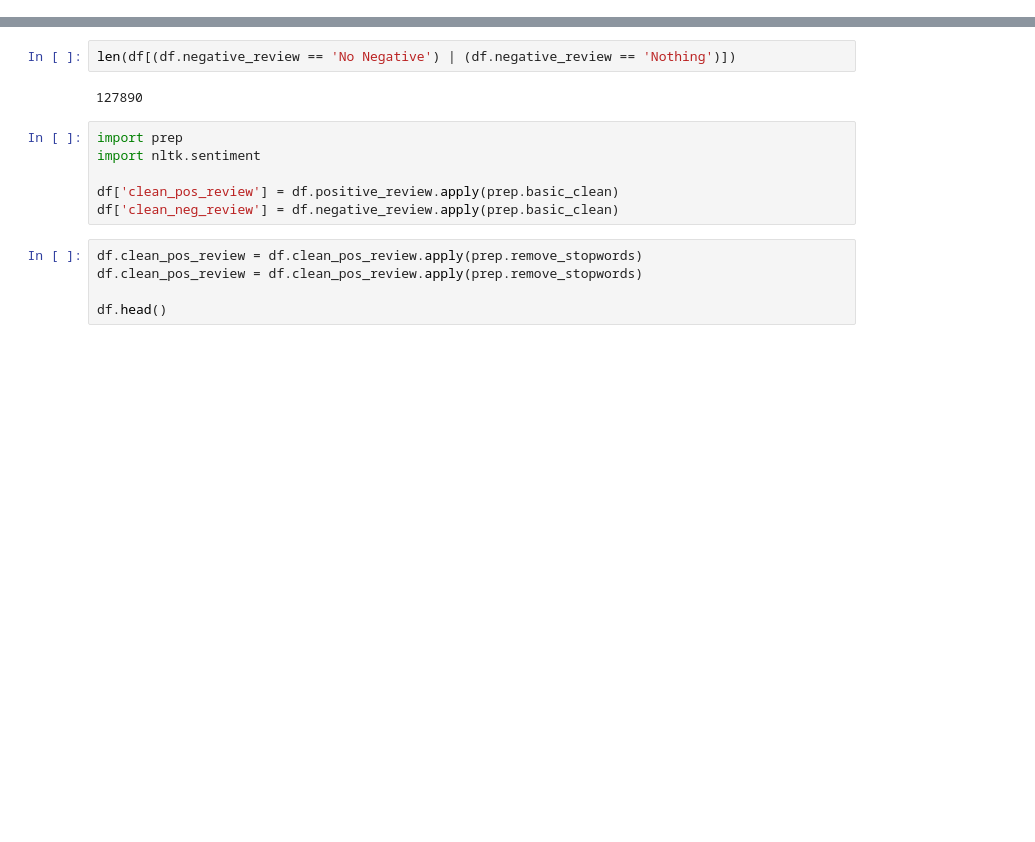
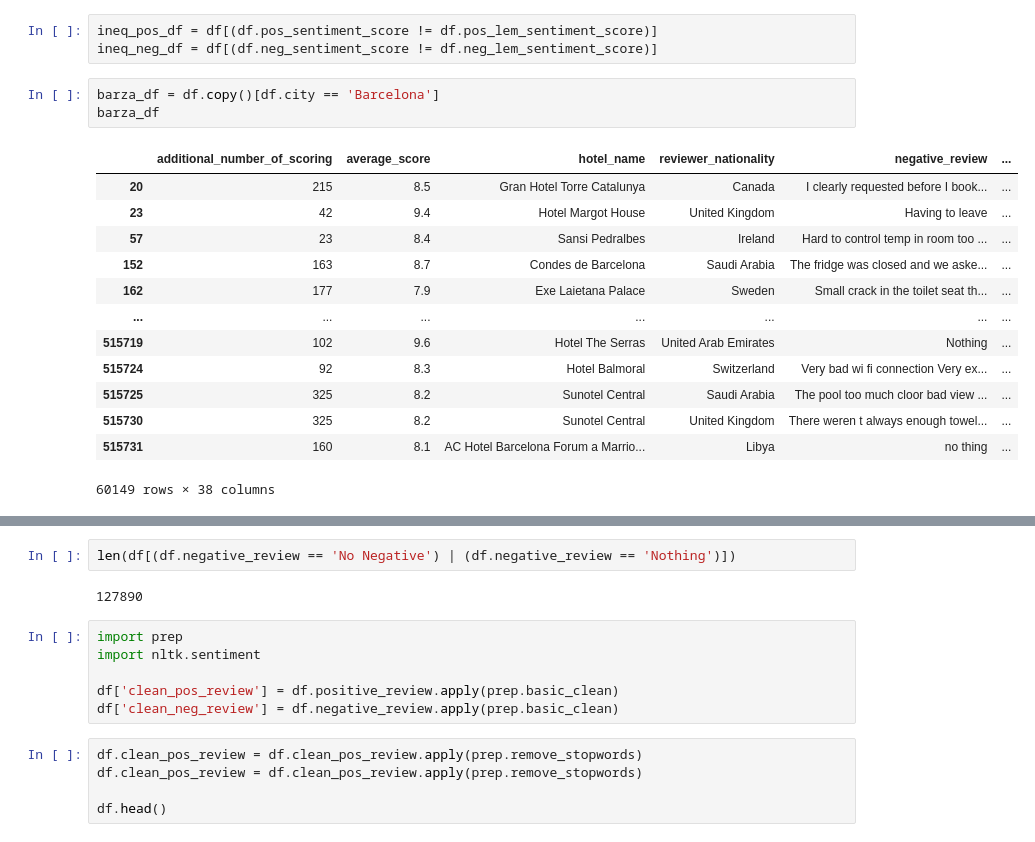
Before and after one commit to InPersonAnalysis/customer_review_capston, a Jupyter notebook: tarrence_explore.ipynb, the cells around one changed output, grey strips where cells are left out. Cells and saved outputs as stored; diff of their text form; blank space fills up the shorter version.

Commit message:
Played with some aggregations on sentiment scores

```diff
--- a/tarrence_explore.ipynb
+++ b/tarrence_explore.ipynb
@@ -114,0 +19,20 @@ len(df[(df.positive_review == 'No Positive') | (df.positive_review == 'Nothing')
+# %%
+ineq_pos_df = df[(df.pos_sentiment_score != df.pos_lem_sentiment_score)]
+ineq_neg_df = df[(df.neg_sentiment_score != df.neg_lem_sentiment_score)]
+# %%
+barza_df = df.copy()[df.city == 'Barcelona']
+barza_df
+# %% [output]
+|  | additional_number_of_scoring | average_score | hotel_name | reviewer_nationality | negative_review | ... |
+| 20 | 215 | 8.5 | Gran Hotel Torre Catalunya | Canada | I clearly requested before I book... | ... |
+| 23 | 42 | 9.4 | Hotel Margot House | United Kingdom | Having to leave | ... |
+| 57 | 23 | 8.4 | Sansi Pedralbes | Ireland | Hard to control temp in room too ... | ... |
+| 152 | 163 | 8.7 | Condes de Barcelona | Saudi Arabia | The fridge was closed and we aske... | ... |
+| 162 | 177 | 7.9 | Exe Laietana Palace | Sweden | Small crack in the toilet seat th... | ... |
+| ... | ... | ... | ... | ... | ... | ... |
+| 515719 | 102 | 9.6 | Hotel The Serras | United Arab Emirates | Nothing | ... |
+| 515724 | 92 | 8.3 | Hotel Balmoral | Switzerland | Very bad wi fi connection Very ex... | ... |
+| 515725 | 325 | 8.2 | Sunotel Central | Saudi Arabia | The pool too much cloor bad view ... | ... |
+| 515730 | 325 | 8.2 | Sunotel Central | United Kingdom | There weren t always enough towel... | ... |
+| 515731 | 160 | 8.1 | AC Hotel Barcelona Forum a Marrio... | Libya | no thing | ... |
+60149 rows × 38 columns
```
Also changed, not shown: parts of 10 cells of this notebook.
